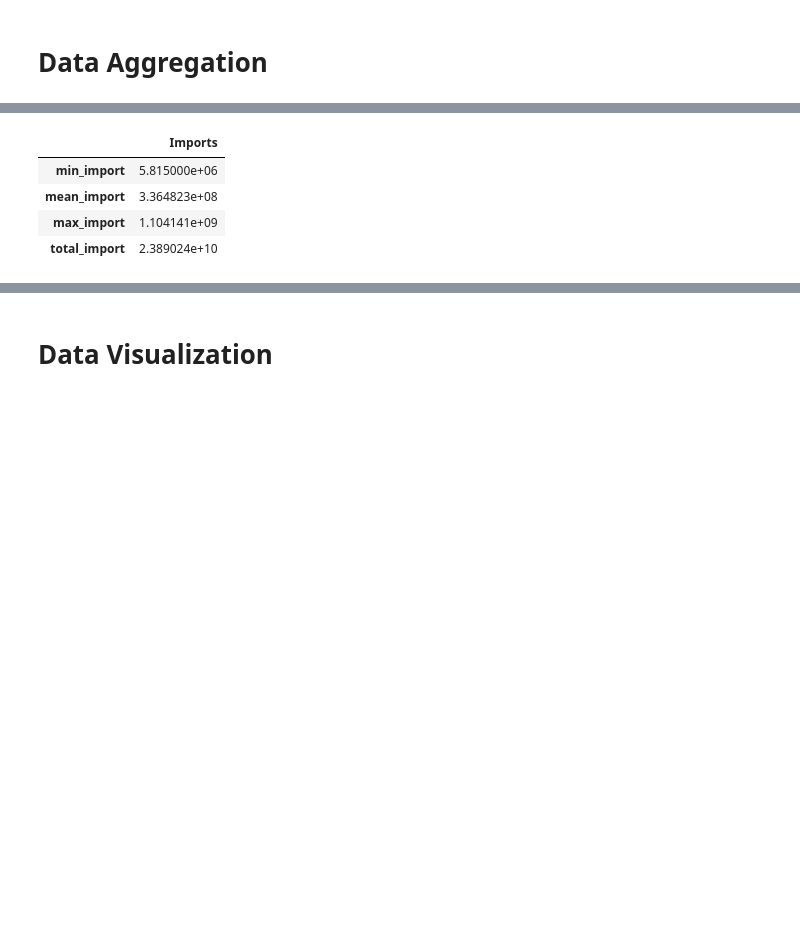
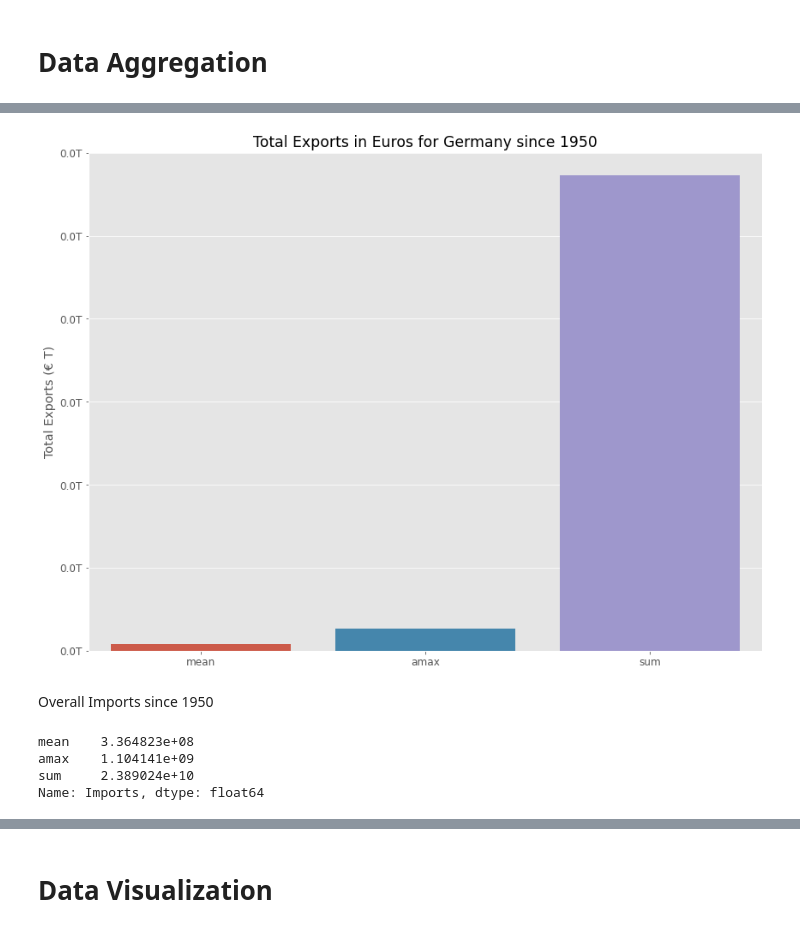
Before and after one commit to eldrigeampong/Data-Science, a Jupyter notebook: Statistisches Bundesamt/Economy/proj1.ipynb, the cells around one changed output, grey strips where cells are left out. Saved outputs shown, nothing was run; the diff lists cells and outputs as text; code cells hidden in the pictures; blank space fills up the shorter version.

```diff
--- a/Statistisches Bundesamt/Economy/proj1.ipynb
+++ b/Statistisches Bundesamt/Economy/proj1.ipynb
@@ -191,15 +194,24 @@ Imports
+# %%
+# create figure
+fig_agg, ax_agg = plt.subplots()
+
+# plot bar chart
+sns.barplot(x=df_agg_exp.keys(), y=df_agg_exp.values)
+
+# lable plot
+ax_agg.set(ylabel='Total Exports (€ T)', title='Total Exports in Euros for Germany since 1950')
+
+# set y-axis format
+ax_agg.yaxis.set_major_formatter(format_trill)
+# %% [output]
+[figure, added]
+# %% [markdown]
+Overall Imports since 1950
 # %%
-df_agg_imp = df.agg(
-    min_import = pd.NamedAgg('Imports', np.min),
-    mean_import = pd.NamedAgg('Imports', np.mean),
-    max_import = pd.NamedAgg('Imports', np.max),
-    total_import = pd.NamedAgg('Imports', np.sum)
-)
-
+df_agg_imp = df['Imports'].agg([np.mean, np.max, np.sum])
 df_agg_imp
 # %% [output]
-|  | Imports |
-| min_import | 5.815000e+06 |
-| mean_import | 3.364823e+08 |
-| max_import | 1.104141e+09 |
-| total_import | 2.389024e+10 |
+mean    3.364823e+08
+amax    1.104141e+09
+sum     2.389024e+10
+Name: Imports, dtype: float64
```
Also changed, not shown: parts of 22 cells of this notebook.
